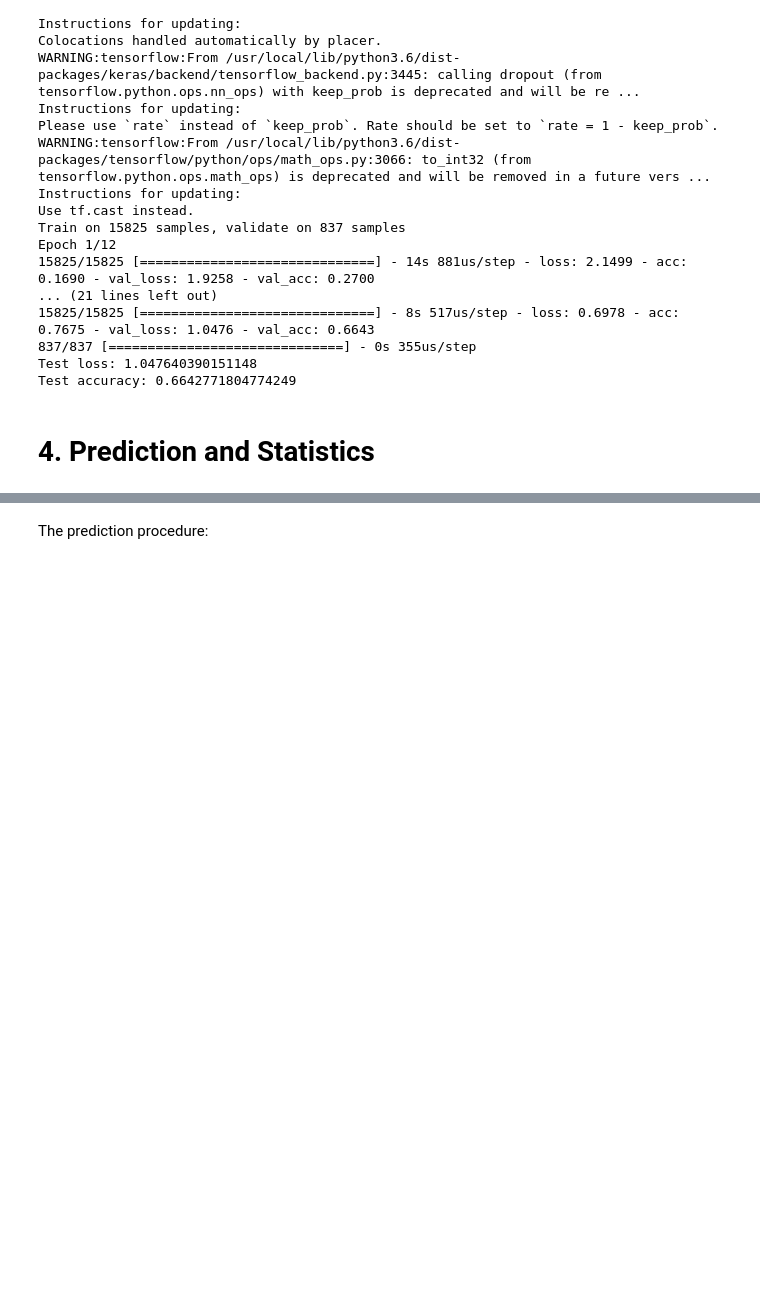
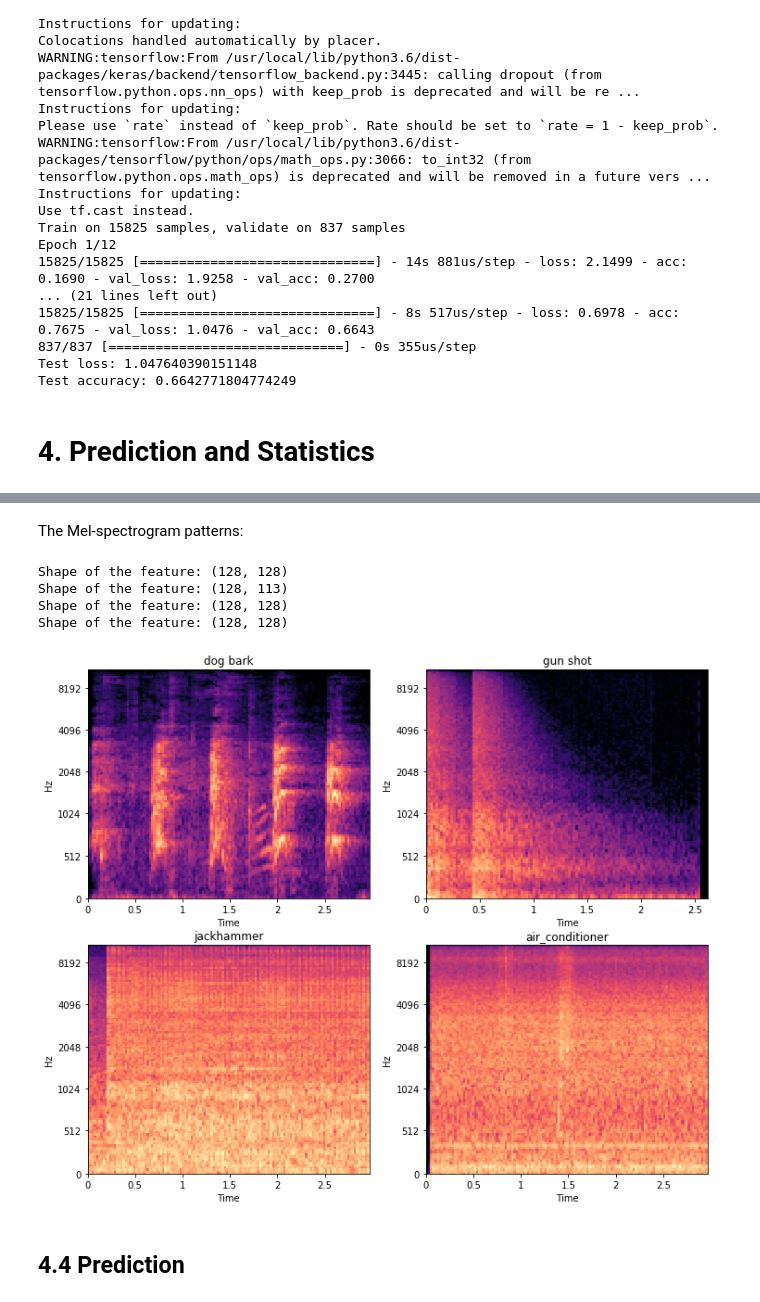
Before and after one commit to EsArtic/Sound_Classification, a Jupyter notebook: notebook/urban_sound_classification.ipynb, the cells around one changed output, grey strips where cells are left out. Drawn from its saved outputs; the diff is of its cells as text; code cells hidden in the pictures; blank space fills up the shorter version.

```diff
--- a/notebook/urban_sound_classification.ipynb
+++ b/notebook/urban_sound_classification.ipynb
@@ -409,2 +439,49 @@ Statistics for recall:
-# %% [markdown]
-The prediction procedure:
+# %% [markdown]
+The Mel-spectrogram patterns:
+# %%
+def show_pattern():
+    dog_bark = get_features('../raw/audio/fold2/100652-3-0-0.wav')
+    gun_shot = get_features('../raw/audio/fold1/102305-6-0-0.wav')
+    jackhammer = get_features('../raw/audio/fold1/103074-7-0-0.wav')
+    air_conditioner = get_features('../raw/audio/fold5/100852-0-0-0.wav')
+
+    plt.figure(figsize = (12, 10))
+    plt.subplot(2, 2, 1)
+    plt.title('dog bark')
+    librosa.display.specshow(
+        librosa.power_to_db(dog_bark, ref = np.max),
+        x_axis = 'time',
+        y_axis = 'mel'
+    )
+    plt.subplot(2, 2, 2)
+    plt.title('gun shot')
+    librosa.display.specshow(
+        librosa.power_to_db(gun_shot, ref = np.max),
+        x_axis = 'time',
+        y_axis = 'mel'
+    )
+    plt.subplot(2, 2, 3)
+    plt.title('jackhammer')
+    librosa.display.specshow(
+        librosa.power_to_db(jackhammer, ref = np.max),
+        x_axis = 'time',
+        y_axis = 'mel'
+    )
+    plt.subplot(2, 2, 4)
+    plt.title('air_conditioner')
+    librosa.display.specshow(
+        librosa.power_to_db(air_conditioner, ref = np.max),
+        x_axis = 'time',
+        y_axis = 'mel'
+    )
+    plt.show()
+
+show_pattern()
+# %% [output]
+Shape of the feature: (128, 128)
+Shape of the feature: (128, 113)
+Shape of the feature: (128, 128)
+Shape of the feature: (128, 128)
+[figure, added]
+# %% [markdown]
+## 4.4 Prediction
```
Also changed, not shown: parts of 15 cells of this notebook, 2 other files.
